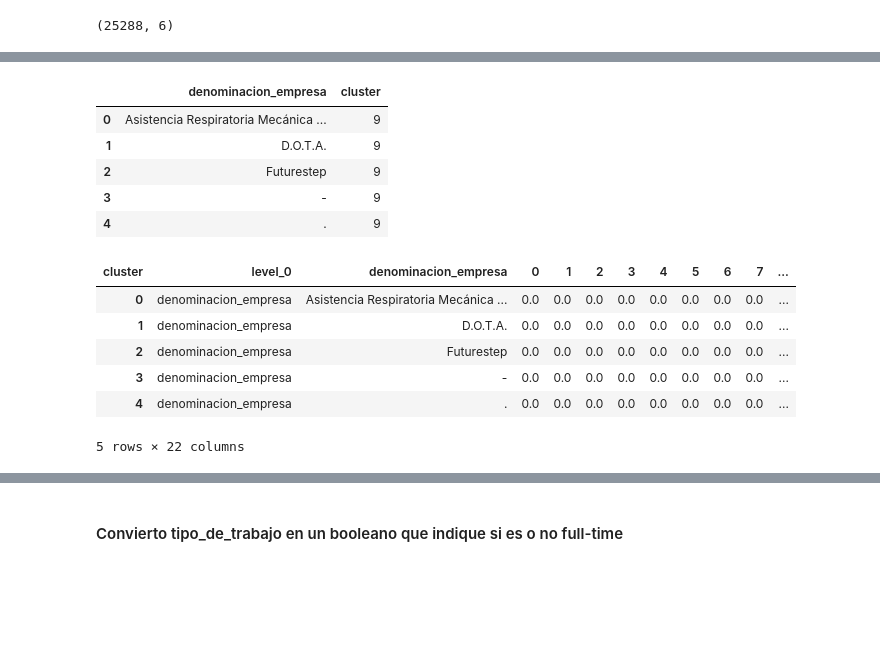
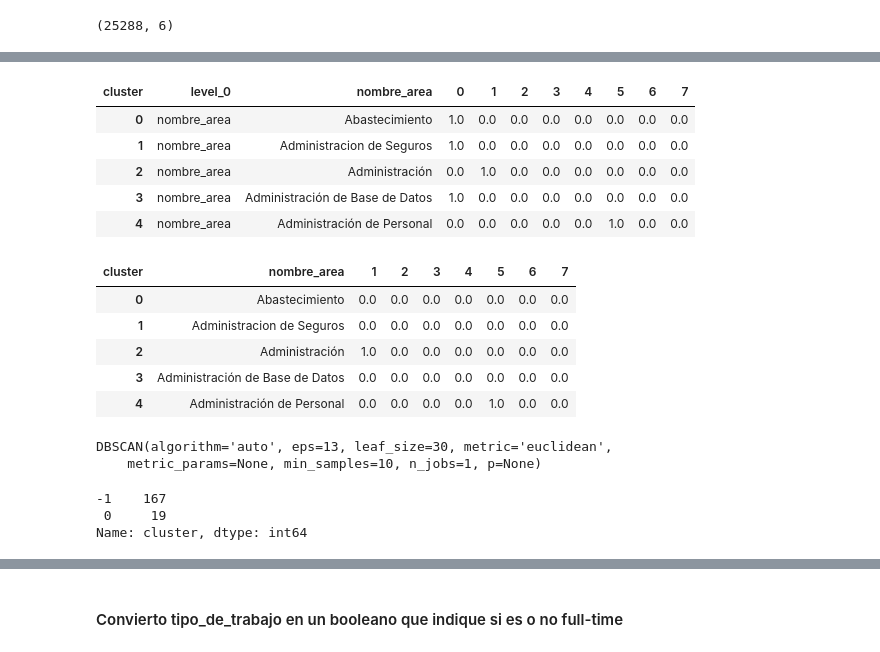
Before and after one commit to Andivisciglio/TP2-OrganizacionDeDatos-Grupo28, a Jupyter notebook: TP2-provisorio.ipynb, the cells around one changed output, grey strips where cells are left out. Drawn from its saved outputs; the diff is of its cells as text; code cells hidden in the pictures; blank space fills up the shorter version.

Commit message:
Cambios en los clusters

```diff
--- a/TP2-provisorio.ipynb
+++ b/TP2-provisorio.ipynb
@@ -859 +874,4 @@ dataframe.sample(6)
 6 rows × 186 columns
+# %%
+dataframe=dataframe.T
+dataframe.head()
@@ -910,28 +936,33 @@ Name: cluster, dtype: int64
 # %%
-#Armo 20 columnas que me indican a que cluster pertenece esa empresa
+#Voy a armar columnas que indican a que cluster pertenece cada area laboral
 results.reset_index(inplace=True)
-results.head()
+results.drop(columns=['level_0'],axis=1,inplace=True)
-# %% [output]
-|  | denominacion_empresa | cluster |
-| 0 | Asistencia Respiratoria Mecánica ... | 9 |
-| 1 | D.O.T.A. | 9 |
-| 2 | Futurestep | 9 |
-| 3 | - | 9 |
-| 4 | . | 9 |
 # %%
 group=results.groupby('cluster')
 # %%
-dataframe = pd.DataFrame(group['denominacion_empresa'].value_counts()).unstack().T
+features_clusters_kmeans = pd.DataFrame(group['nombre_area'].value_counts()).unstack().T
 # %%
-dataframe.reset_index(inplace=True)
-dataframe=dataframe.fillna(0)
+features_clusters_kmeans.reset_index(inplace=True)
+features_clusters_kmeans=dataframe.fillna(0)
+
+features_clusters_kmeans.head()
+# %% [output]
+| cluster | level_0 | nombre_area | 0 | 1 | 2 | 3 | 4 | 5 | 6 | 7 |
+| 0 | nombre_area | Abastecimiento | 1.0 | 0.0 | 0.0 | 0.0 | 0.0 | 0.0 | 0.0 | 0.0 |
+| 1 | nombre_area | Administracion de Seguros | 1.0 | 0.0 | 0.0 | 0.0 | 0.0 | 0.0 | 0.0 | 0.0 |
+| 2 | nombre_area | Administración | 0.0 | 1.0 | 0.0 | 0.0 | 0.0 | 0.0 | 0.0 | 0.0 |
+| 3 | nombre_area | Administración de Base de Datos | 1.0 | 0.0 | 0.0 | 0.0 | 0.0 | 0.0 | 0.0 | 0.0 |
+| 4 | nombre_area | Administración de Personal | 0.0 | 0.0 | 0.0 | 0.0 | 0.0 | 1.0 | 0.0 | 0.0 |
+# %%
+features_clusters_kmeans.drop(columns=['level_0',0],axis=1,inplace=True)
+#Voy a quedarme abritrariamente con solo algunos clusters, en este caso saco al que mayor tamaño tiene, ya que
+#generalizó demasiado
 # %%
-dataframe.head()
+features_clusters_kmeans.head()
 # %% [output]
-| cluster | level_0 | denominacion_empresa | 0 | 1 | 2 | 3 | 4 | 5 | 6 | 7 | ... |
-| 0 | denominacion_empresa | Asistencia Respiratoria Mecánica ... | 0.0 | 0.0 | 0.0 | 0.0 | 0.0 | 0.0 | 0.0 | 0.0 | ... |
-| 1 | denominacion_empresa | D.O.T.A. | 0.0 | 0.0 | 0.0 | 0.0 | 0.0 | 0.0 | 0.0 | 0.0 | ... |
-| 2 | denominacion_empresa | Futurestep | 0.0 | 0.0 | 0.0 | 0.0 | 0.0 | 0.0 | 0.0 | 0.0 | ... |
-| 3 | denominacion_empresa | - | 0.0 | 0.0 | 0.0 | 0.0 | 0.0 | 0.0 | 0.0 | 0.0 | ... |
-| 4 | denominacion_empresa | . | 0.0 | 0.0 | 0.0 | 0.0 | 0.0 | 0.0 | 0.0 | 0.0 | ... |
+| cluster | nombre_area | 1 | 2 | 3 | 4 | 5 | 6 | 7 |
+| 0 | Abastecimiento | 0.0 | 0.0 | 0.0 | 0.0 | 0.0 | 0.0 | 0.0 |
+| 1 | Administracion de Seguros | 0.0 | 0.0 | 0.0 | 0.0 | 0.0 | 0.0 | 0.0 |
+| 2 | Administración | 1.0 | 0.0 | 0.0 | 0.0 | 0.0 | 0.0 | 0.0 |
+| 3 | Administración de Base de Datos | 0.0 | 0.0 | 0.0 | 0.0 | 0.0 | 0.0 | 0.0 |
+| 4 | Administración de Personal | 0.0 | 0.0 | 0.0 | 0.0 | 1.0 | 0.0 | 0.0 |
-5 rows × 22 columns
@@ -937,0 +971,13 @@ dataframe.head()
+# %%
+#Ahora pruebo con DBSCAN
+#Armo clusters de las areas laborales
+
+from sklearn.cluster import DBSCAN
+# Convert DataFrame to matrix
+mat = dataframe.as_matrix()
+# Using sklearn
+dbscan = DBSCAN(eps = 13, min_samples=10)
+dbscan.fit(mat)
+# %% [output]
+DBSCAN(algorithm='auto', eps=13, leaf_size=30, metric='euclidean',
+    metric_params=None, min_samples=10, n_jobs=1, p=None)
@@ -937,0 +989,7 @@ dataframe.head()
+# %%
+#Me formó un solo cluster, el resto se marcó como ruido
+results['cluster'].value_counts()
+# %% [output]
+-1    167
+ 0     19
+Name: cluster, dtype: int64
```
Also changed, not shown: parts of 53 cells of this notebook.
